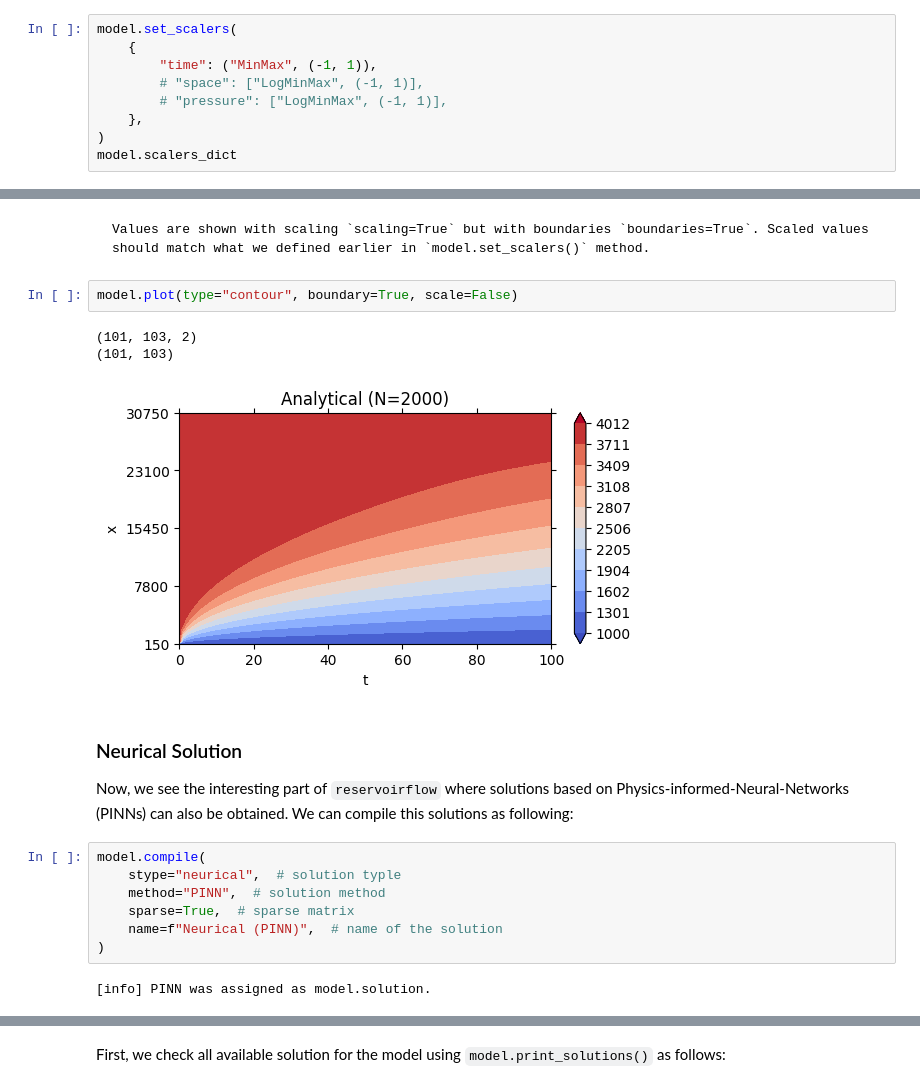
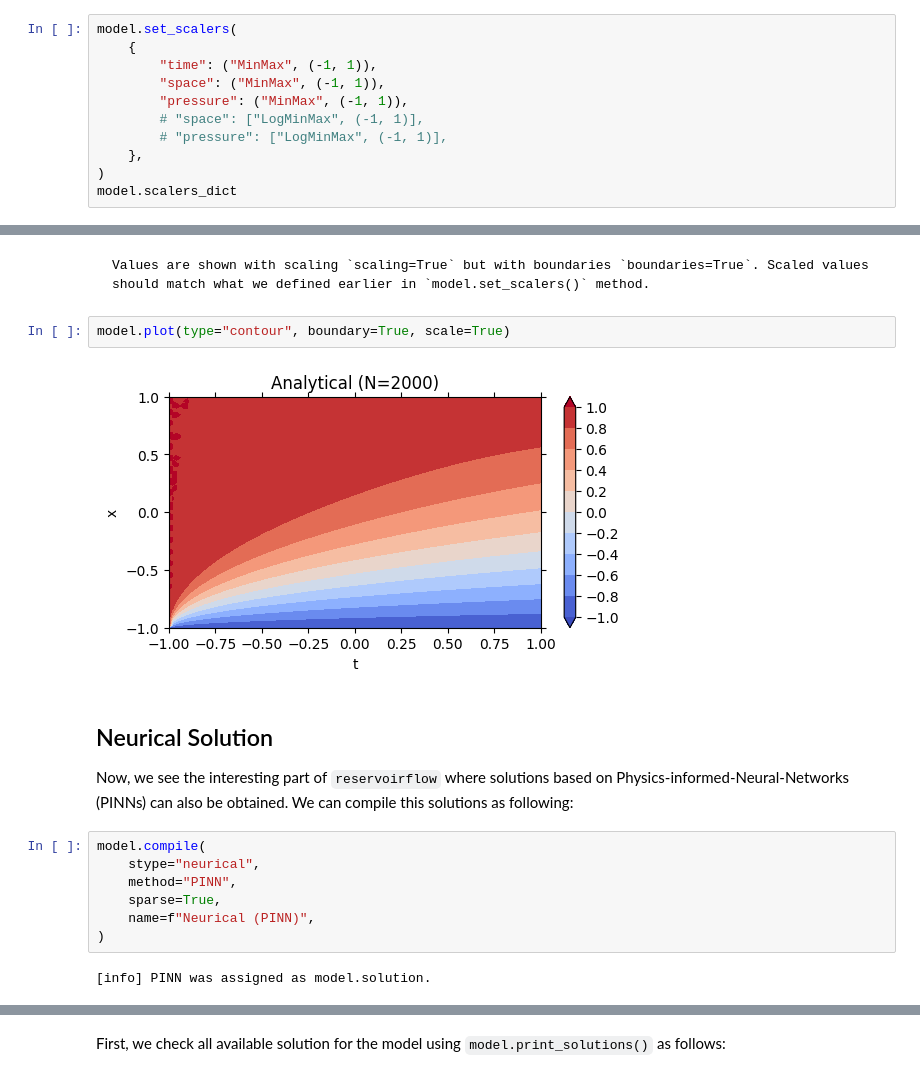
Before and after one commit to hiesabx/reservoirflow, a Jupyter notebook: docs/source/user_guide/tutorials/tutorial_different_solutions_1D1P.ipynb, the cells around one changed output, grey strips where cells are left out. Saved outputs shown, nothing was run; the diff lists cells and outputs as text.

Commit message:
Update different solutions notebook

````diff
--- a/docs/source/user_guide/tutorials/tutorial_different_solutions_1D1P.ipynb
+++ b/docs/source/user_guide/tutorials/tutorial_different_solutions_1D1P.ipynb
@@ -122,6 +122,8 @@ We can use `model.set_scalers()` to change the scaling for one or several variab
 model.set_scalers(
     {
         "time": ("MinMax", (-1, 1)),
+        "space": ("MinMax", (-1, 1)),
+        "pressure": ("MinMax", (-1, 1)),
         # "space": ["LogMinMax", (-1, 1)],
         # "pressure": ["LogMinMax", (-1, 1)],
     },
@@ -295,21 +291,19 @@ model.plot(boundary=True, scale=False)
 Values are shown with scaling `scaling=True` but with boundaries `boundaries=True`. Scaled values should match what we defined earlier in `model.set_scalers()` method.
 ```
 # %%
-model.plot(type="contour", boundary=True, scale=False)
+model.plot(type="contour", boundary=True, scale=True)
 # %% [output]
-(101, 103, 2)
-(101, 103)
-[figure, old version]
+[figure, new version]
 # %% [markdown]
-### Neurical Solution
+## Neurical Solution
 
 Now, we see the interesting part of `reservoirflow` where solutions based on Physics-informed-Neural-Networks (PINNs) can also be obtained. We can compile this solutions as following:
 # %%
 model.compile(
-    stype="neurical",  # solution typle
-    method="PINN",  # solution method
-    sparse=True,  # sparse matrix
-    name=f"Neurical (PINN)",  # name of the solution
+    stype="neurical",
+    method="PINN",
+    sparse=True,
+    name=f"Neurical (PINN)",
 )
 # %% [output]
 [info] PINN was assigned as model.solution.
````
Also changed, not shown: parts of 45 cells of this notebook, 11 other files.
